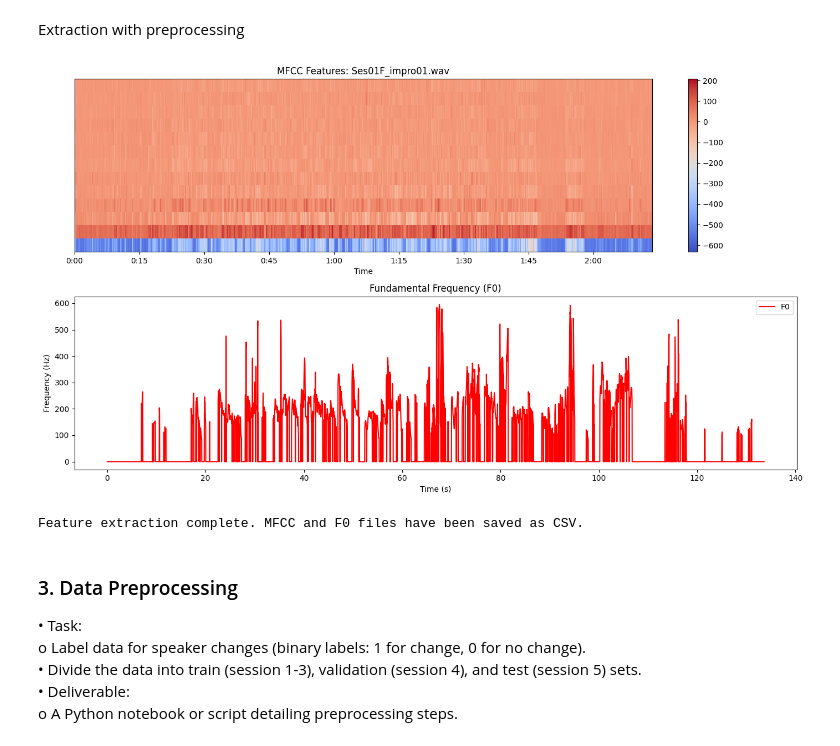
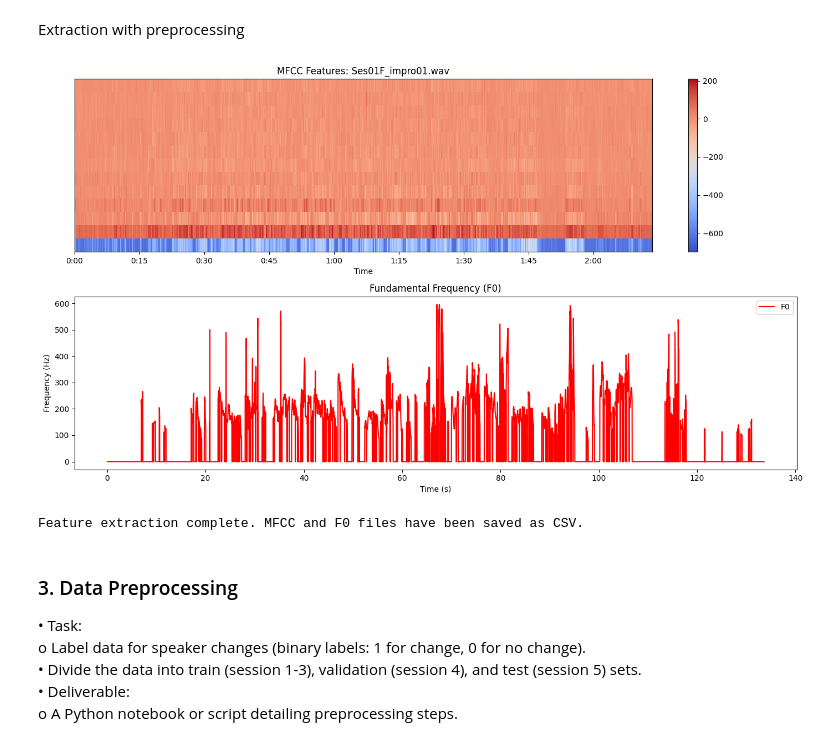
Before and after one commit to JohnasLeee/Speaker-Change-Detection-Using-F0-and-MFCC-Features-with-the-IEMOCAP-Dataset, a Jupyter notebook: main.ipynb, the cells around one changed output. Drawn from its saved outputs; the diff is of its cells as text; code cells hidden in the pictures.

```diff
--- a/main.ipynb
+++ b/main.ipynb
@@ -170,8 +171,8 @@ output_dir = r'IEMOCAP\IEMOCAP\features'
 os.makedirs(output_dir, exist_ok=True)
 
 # Frame and hop size in seconds
-frame_length = 0.05  # 20 ms
-hop_length = 0.02    # 10 ms
+frame_length = 0.025  # 20 ms
+hop_length = 0.01    # 10 ms
 
 # For visualization (optional) - to only plot one file
 first_wav_plotted = False
@@ -200,34 +201,34 @@ for file in os.listdir(wav_dir):
         # Save extracted features as CSV
         base_name = os.path.splitext(file)[0]
         feature_df = pd.DataFrame(mfcc.T, columns=[f'mfcc_{i+1}' for i in range(mfcc.shape[0])])
         feature_df['f0'] = np.interp(np.arange(len(mfcc.T)), np.arange(len(f0)), f0)
         feature_df.to_csv(os.path.join(output_dir, f'{base_name}.csv'), index=False)
 
         # Visualization for the first file only
         if not first_wav_plotted:
             plt.figure(figsize=(14, 8))
 
             plt.subplot(2, 1, 1)
             librosa.display.specshow(mfcc, x_axis='time', sr=sr, hop_length=hop_size)
             plt.colorbar()
             plt.title(f'MFCC Features: {file}')
 
             plt.subplot(2, 1, 2)
             time_axis = np.linspace(0, len(f0) * hop_length, len(f0))
             plt.plot(time_axis, f0, color='r', label='F0')
             plt.xlabel('Time (s)')
             plt.ylabel('Frequency (Hz)')
             plt.title('Fundamental Frequency (F0)')
             plt.legend()
 
             plt.tight_layout()
             plt.show()
 
             first_wav_plotted = True
 
 print("Feature extraction complete. MFCC and F0 files have been saved as CSV.")
 # %% [output]
-[figure, old version]
+[figure, new version]
 Feature extraction complete. MFCC and F0 files have been saved as CSV.
 # %% [markdown]
 ### 3. Data Preprocessing
```
Also changed, not shown: parts of 9 cells of this notebook, 1 other file.
